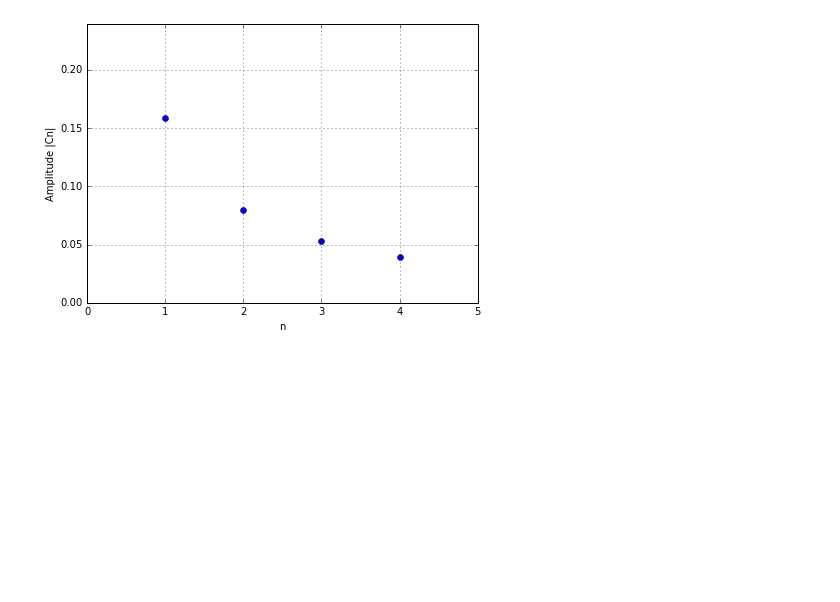
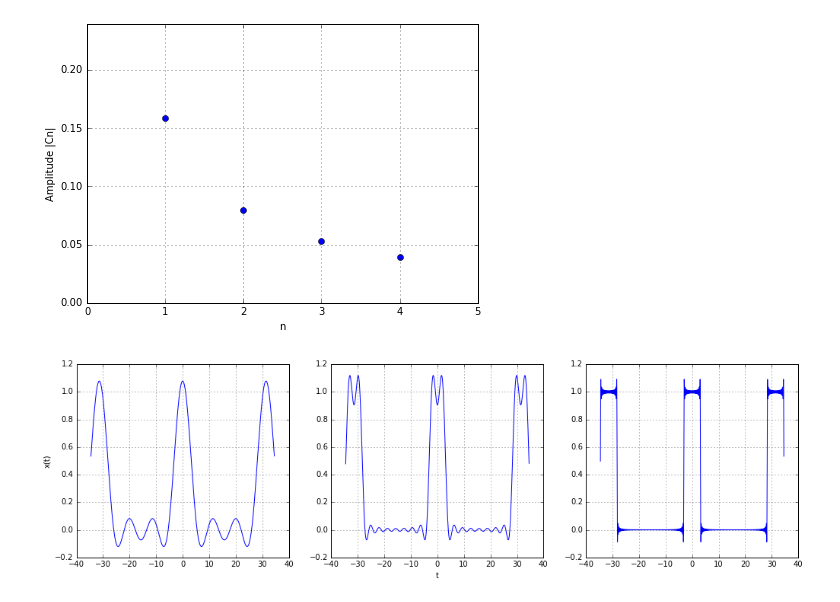
Before and after one commit to gabrielucascp/Serie-de-Fourrier-, a Jupyter notebook: Serie_Trigo_Fourier.ipynb, the cells around one changed output. Drawn from its saved outputs; the diff is of its cells as text; code cells hidden in the pictures; blank space fills up the shorter version.

```diff
--- a/Serie_Trigo_Fourier.ipynb
+++ b/Serie_Trigo_Fourier.ipynb
@@ -199,3 +217,66 @@ xlabel ('n')
 # %% [output]
 <matplotlib.text.Text at 0x...>
 [figure]
+# %%
+#-----------------------Função x(t) = 1 -pi/ 0 < t < pi na Série Trigonométrica de Fourier---------------------#
+
+#Definindo biblioteca matplotlib inline para gerar o gráfico na própria página
+%matplotlib inline
+figure(figsize=(17, 10))
+import matplotlib
+from pylab import *
+from numpy import pi, arange
+import math
+#Definindo as expressos dos coeficientes an e bn, respectivamente e
+pe=pi*pi
+
+def a(n):
+    y = 2.*sin(n*pi/5)/(pi*n)
+    return y
+bn = 0
+
+#Série com n = 4
+subplot (231)
+def X(t):
+    y= 1/5
+    for n in range(1,4, 1):
+        y=y+a(n)*cos(n*t/5) + bn*sin(n*t/5)
+    return y
+
+t1 = arange(-11*pi,11*pi,0.01)
+x1 = X(t1)
+
+plot(t1,x1)
+grid()
+ylabel ('x(t)')
+
+
+#Série com n = 10
+subplot (232)
+def X(t):
+    y=1/5
+    for n in range(1,10, 1):
+        y=y+a(n)*cos(n*t/5) + bn*sin(n*t/t)
+    return y
+
+t2 = arange(-11*pi,11*pi,0.01)
+x2 = X(t2)
+plot(t2,x2)
+grid()
+xlabel ('t')
+
+#Série com n = 110
+subplot (233)
+def X(t):
+    y=1/5
+    for n in range(1,110, 1):
+        y=y+a(n)*cos(n*t/5) + bn*sin(n*t/5)
+    return y
+
+t3 = arange(-11*pi, 11*pi,0.01)
+x3 = X(t3)
+plot(t3,x3)
+
+grid()
+# %% [output]
+[figure, added]
```
Also changed, not shown: parts of 2 cells of this notebook, 1 other file.
